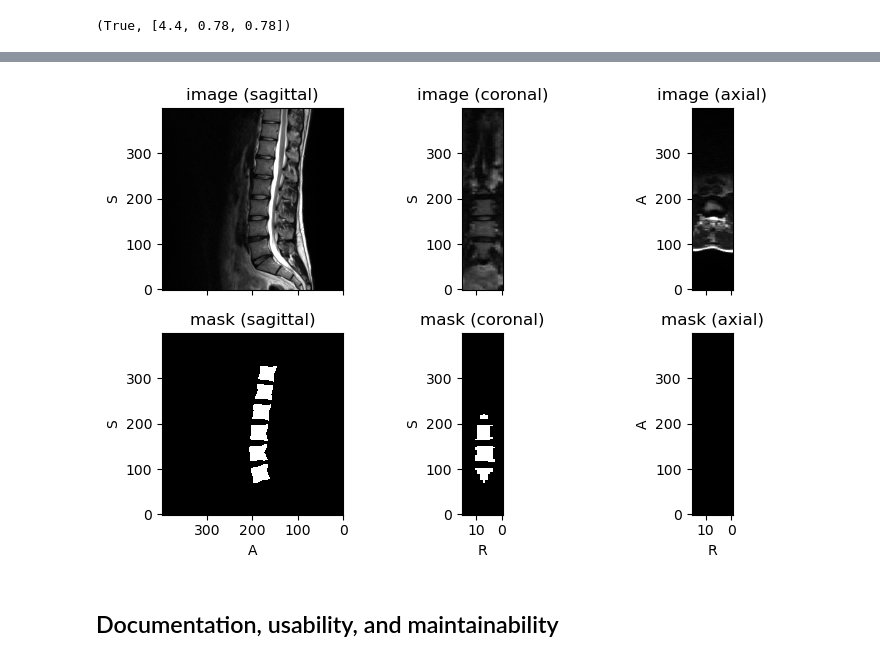
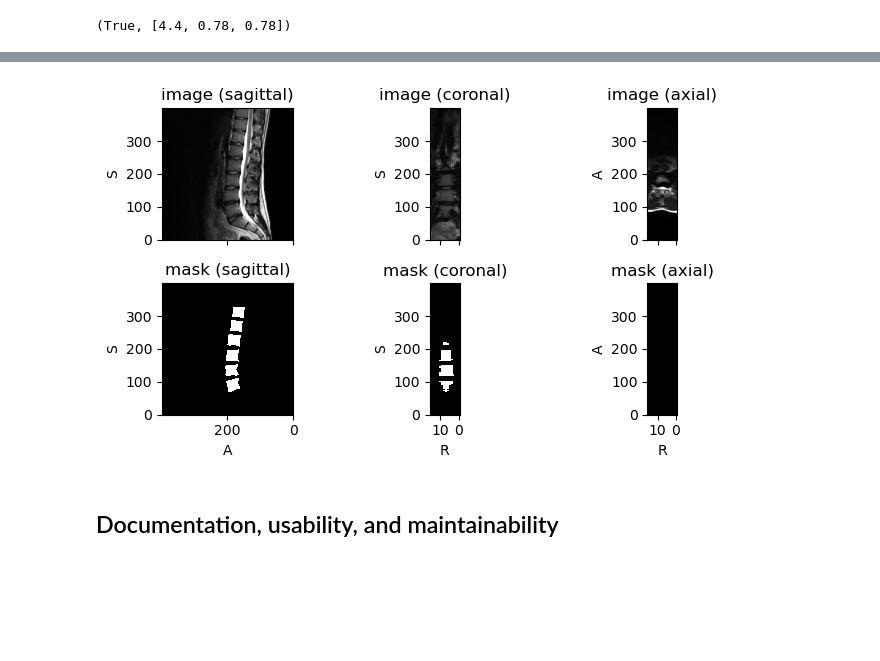
Before and after one commit to MMIV-ML/fastMONAI, a Jupyter notebook: paper/paper.ipynb, the cells around one changed output, grey strips where cells are left out. Cells and saved outputs as stored; diff of their text form; code cells hidden in the pictures; blank space fills up the shorter version.

```diff
--- a/paper/paper.ipynb
+++ b/paper/paper.ipynb
@@ -346,10 +328,9 @@ pred_fn = inference(learner, reorder, resample, img_fn, save_path=STUDY_DIR)
 # %%
 from torchio import Subject, ScalarImage, LabelMap
 
 subject = Subject(image=ScalarImage(img_fn), mask=LabelMap(pred_fn))
-subject.plot(figsize=(8,5))
 # %% [output]
-[figure, old version]
+[figure, new version]
 # %% [markdown]
 ## Documentation, usability, and maintainability
 # %% [markdown]
```
Also changed, not shown: parts of 22 cells of this notebook, 19 other files.
